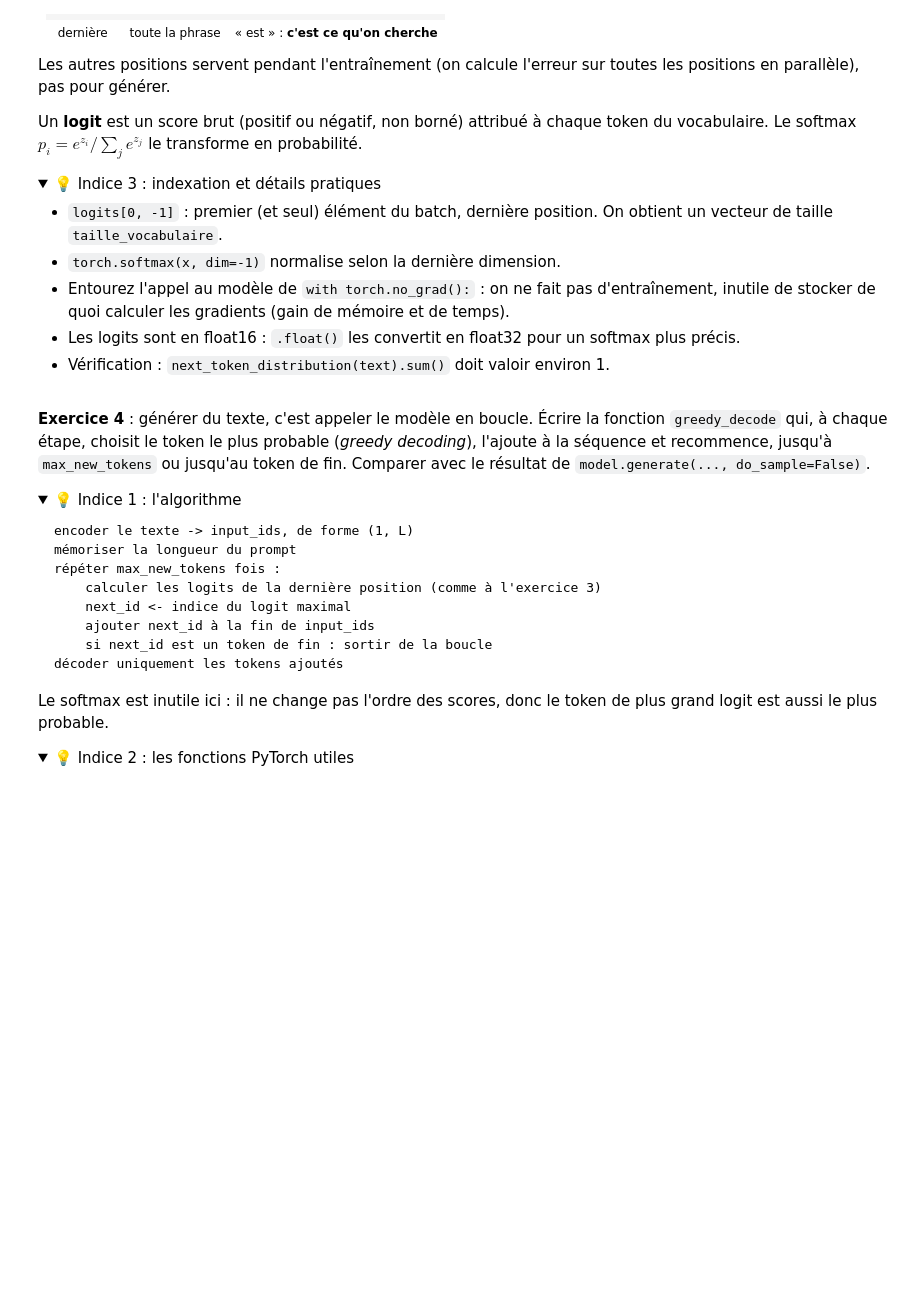
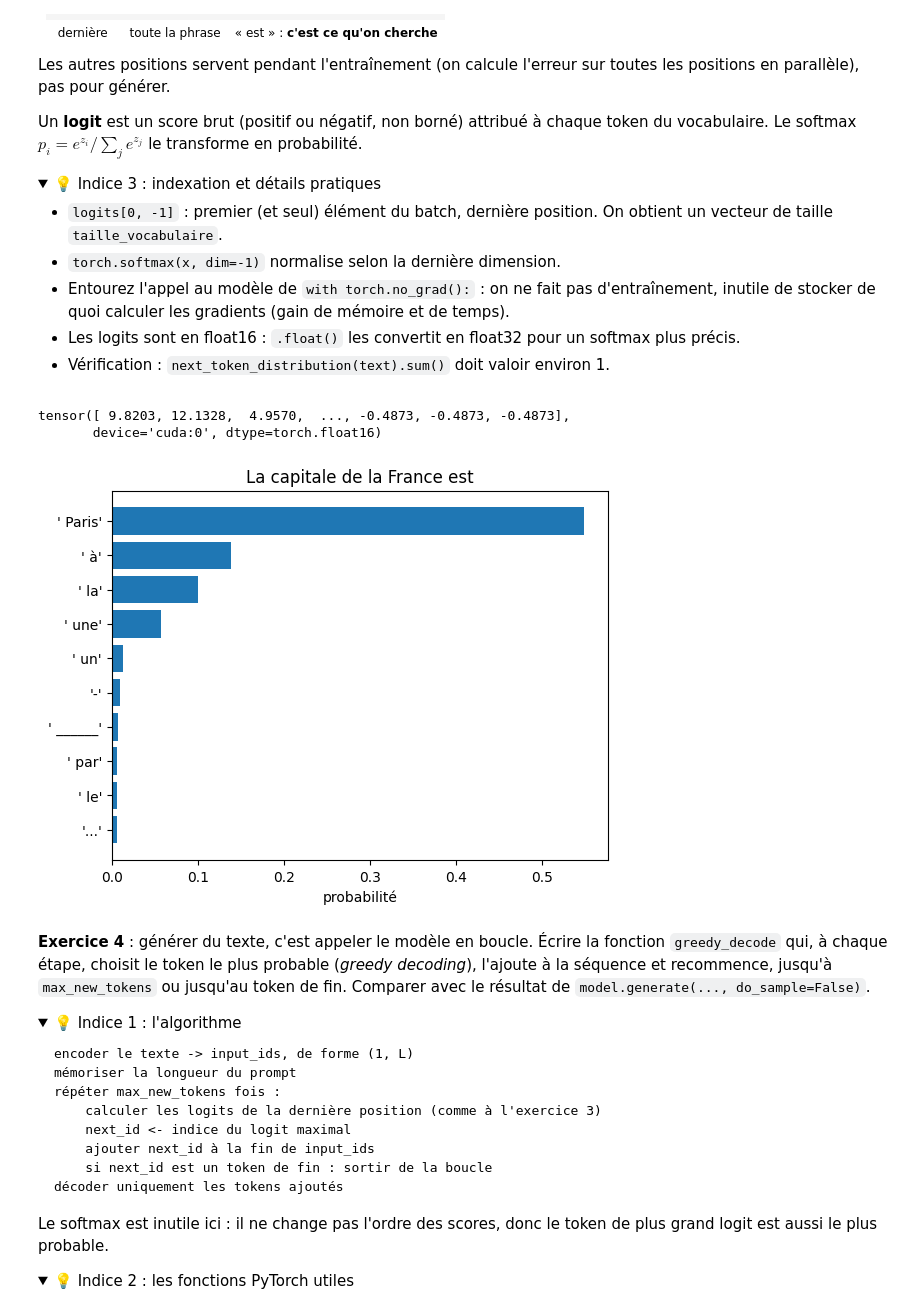
Before and after one commit to pierrebg18/tp-initiation-llm-student-version, a Jupyter notebook: TP_initiation_llm.ipynb, the cells around one changed output. Drawn from its saved outputs; the diff is of its cells as text; code cells hidden in the pictures; folded sections open; blank space fills up the shorter version.

```diff
--- a/TP_initiation_llm.ipynb
+++ b/TP_initiation_llm.ipynb
@@ -250,24 +295,41 @@ Un **logit** est un score brut (positif ou négatif, non borné) attribué à ch
 
 </details>
 # %%
+import torch
+
 def next_token_distribution(text, temperature=1.0):
     """Renvoie le vecteur des probabilités du token suivant `text`."""
-    # VOTRE CODE ICI
-    raise NotImplementedError("À compléter")
+    # 1. Tokeniser le texte et l'envoyer sur le model
+    inputs = tokenizer(text, return_tensors="pt").to(model.device)
+
+    # 2. Passe avant sans calcul de gradient pour gagner en efficacité
+    with torch.no_grad():
+        outputs = model(input_ids=inputs["input_ids"])
+
+    last_logits = outputs.logits[0, -1, :]
+
+    # 4. Température : on divise les logits, puis softmax
+    probs = torch.softmax(last_logits.float() / temperature, dim=-1)
+
+    return probs
 
 
 def plot_top_tokens(probs, k=10, title=""):
     """Affiche les k tokens les plus probables sous forme de diagramme en barres."""
     top = torch.topk(probs, k)
     labels = [repr(tokenizer.decode(i)) for i in top.indices]
     plt.barh(labels[::-1], top.values.cpu().numpy()[::-1])
     plt.xlabel("probabilité")
     plt.title(title)
     plt.show()
 
 
 text = "La capitale de la France est"
 plot_top_tokens(next_token_distribution(text), title=text)
+# %% [output]
+tensor([ 9.8203, 12.1328,  4.9570,  ..., -0.4873, -0.4873, -0.4873],
+       device='cuda:0', dtype=torch.float16)
+[figure, added]
 # %% [markdown]
 **Exercice 4** : générer du texte, c'est appeler le modèle en boucle. Écrire la fonction `greedy_decode` qui, à chaque étape, choisit le token le plus probable (*greedy decoding*), l'ajoute à la séquence et recommence, jusqu'à `max_new_tokens` ou jusqu'au token de fin. Comparer avec le résultat de `model.generate(..., do_sample=False)`.
 
```
Also changed, not shown: parts of 11 cells of this notebook.
